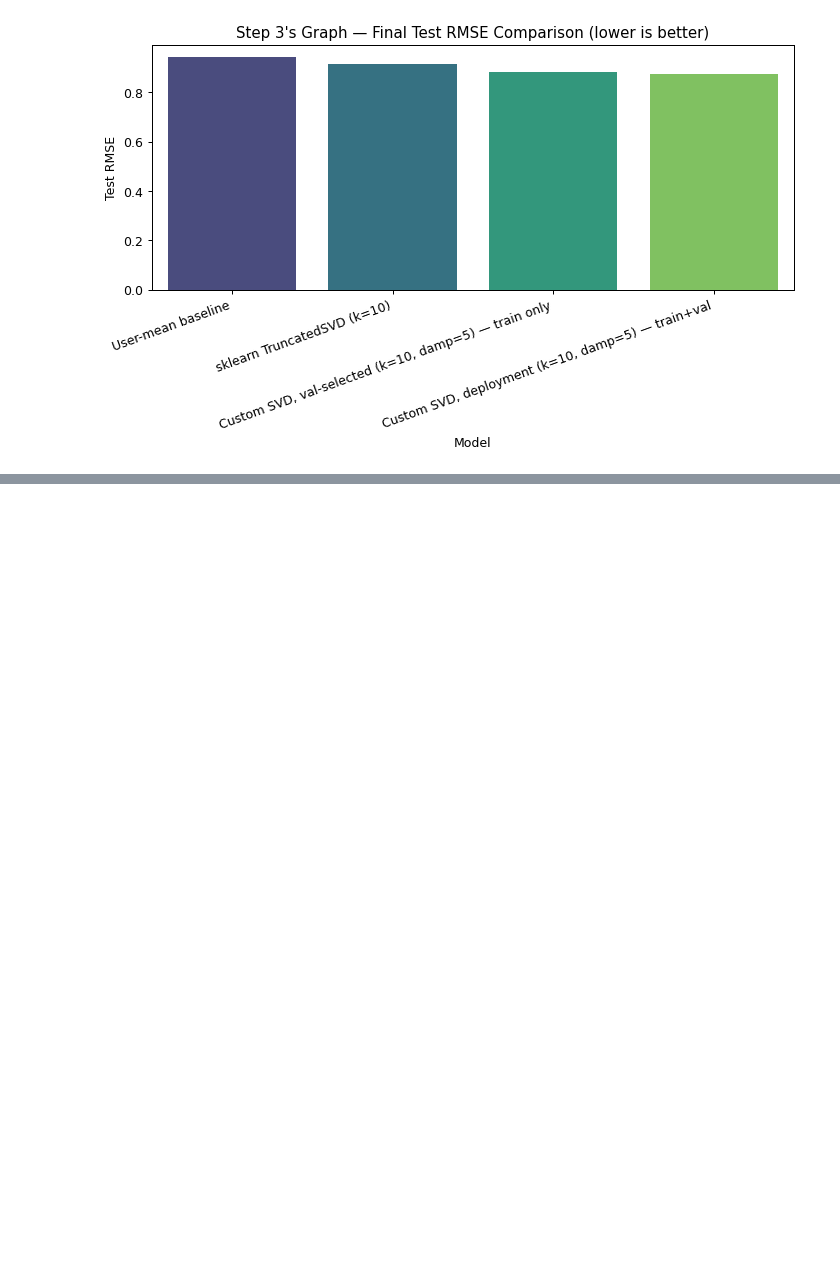
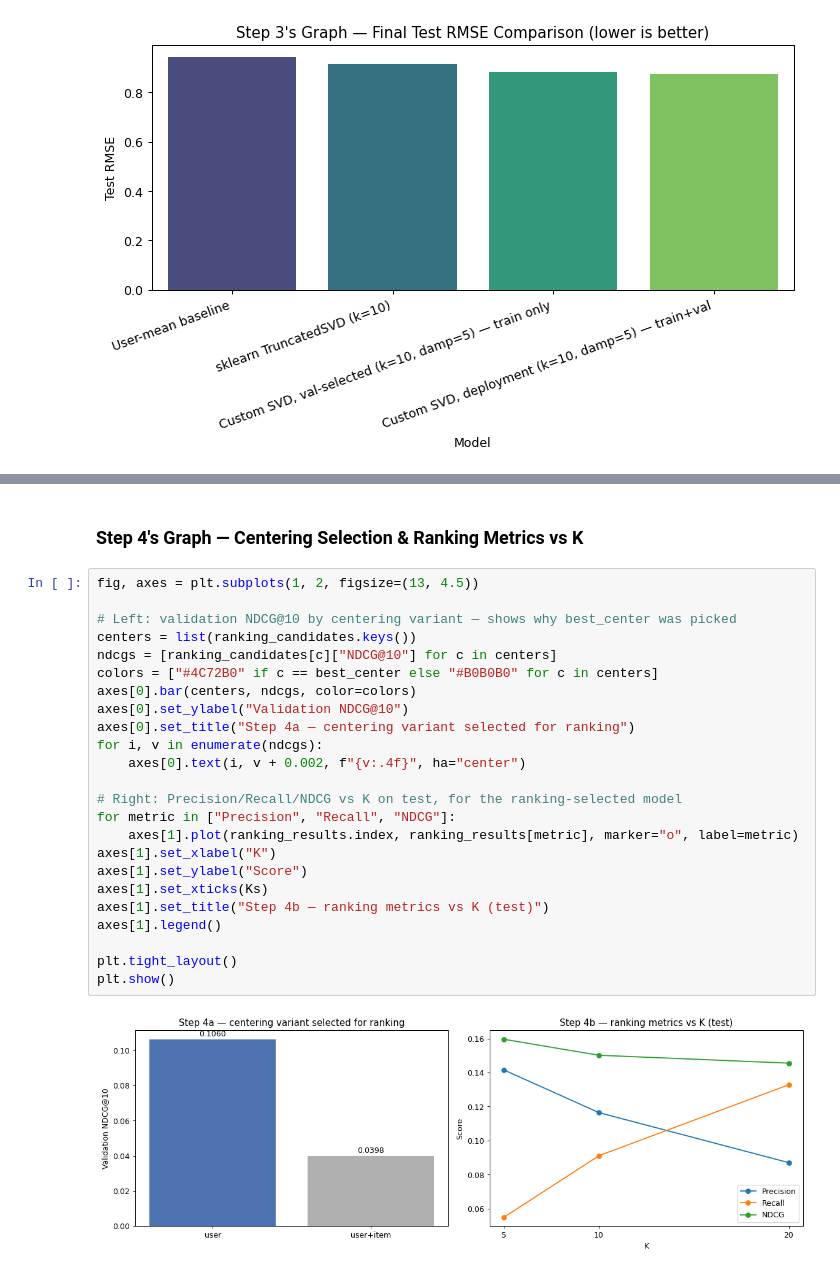
Before and after one commit to aungkyawzayya/MovieRecommendation, a Jupyter notebook: notebooks/01_eda.ipynb, the cells around one changed output, grey strips where cells are left out. Drawn from its saved outputs; the diff is of its cells as text; blank space fills up the shorter version.

```diff
--- a/notebooks/01_eda.ipynb
+++ b/notebooks/01_eda.ipynb
@@ -279,0 +353,28 @@ plt.tight_layout(); plt.show()
+# %% [markdown]
+### Step 4's Graph — Centering Selection & Ranking Metrics vs K
+# %%
+fig, axes = plt.subplots(1, 2, figsize=(13, 4.5))
+
+# Left: validation NDCG@10 by centering variant — shows why best_center was picked
+centers = list(ranking_candidates.keys())
+ndcgs = [ranking_candidates[c]["NDCG@10"] for c in centers]
+colors = ["#4C72B0" if c == best_center else "#B0B0B0" for c in centers]
+axes[0].bar(centers, ndcgs, color=colors)
+axes[0].set_ylabel("Validation NDCG@10")
+axes[0].set_title("Step 4a — centering variant selected for ranking")
+for i, v in enumerate(ndcgs):
+    axes[0].text(i, v + 0.002, f"{v:.4f}", ha="center")
+
+# Right: Precision/Recall/NDCG vs K on test, for the ranking-selected model
+for metric in ["Precision", "Recall", "NDCG"]:
+    axes[1].plot(ranking_results.index, ranking_results[metric], marker="o", label=metric)
+axes[1].set_xlabel("K")
+axes[1].set_ylabel("Score")
+axes[1].set_xticks(Ks)
+axes[1].set_title("Step 4b — ranking metrics vs K (test)")
+axes[1].legend()
+
+plt.tight_layout()
+plt.show()
+# %% [output]
+[figure, added]
```
Also changed, not shown: parts of 2 cells of this notebook, 1 other file.
